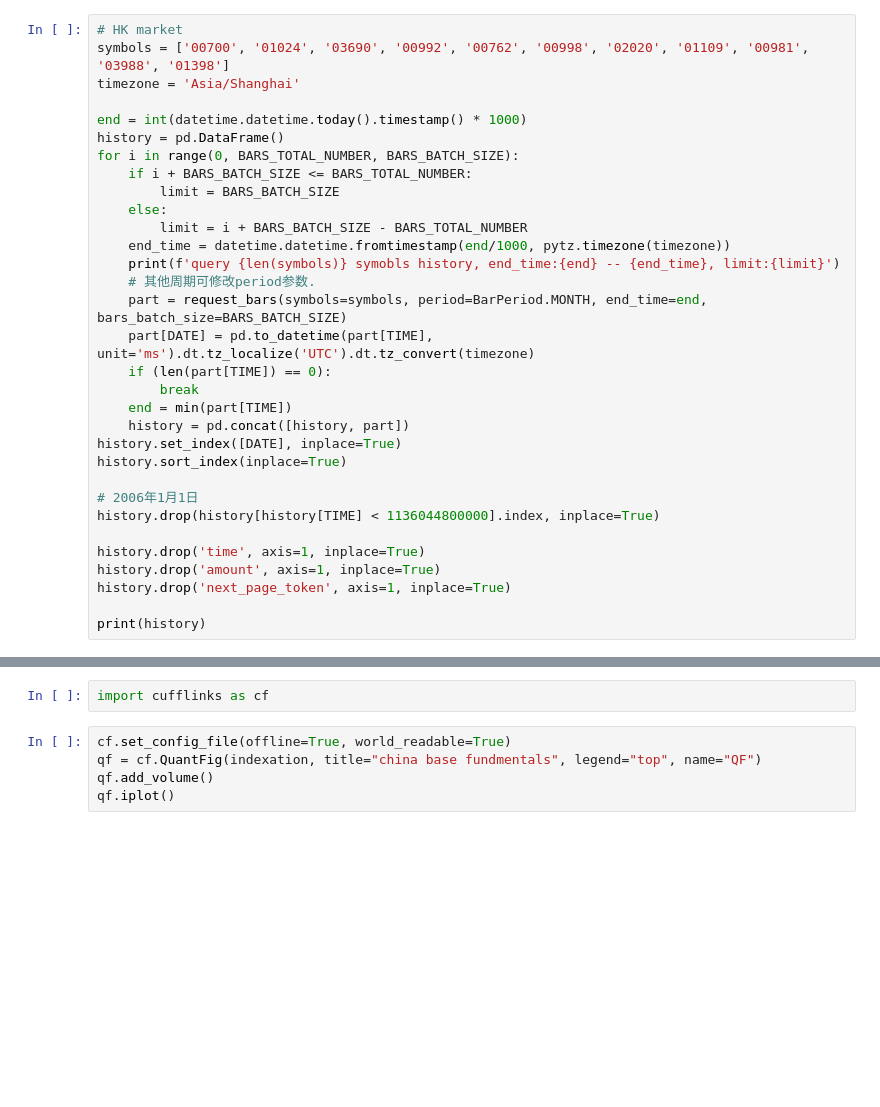
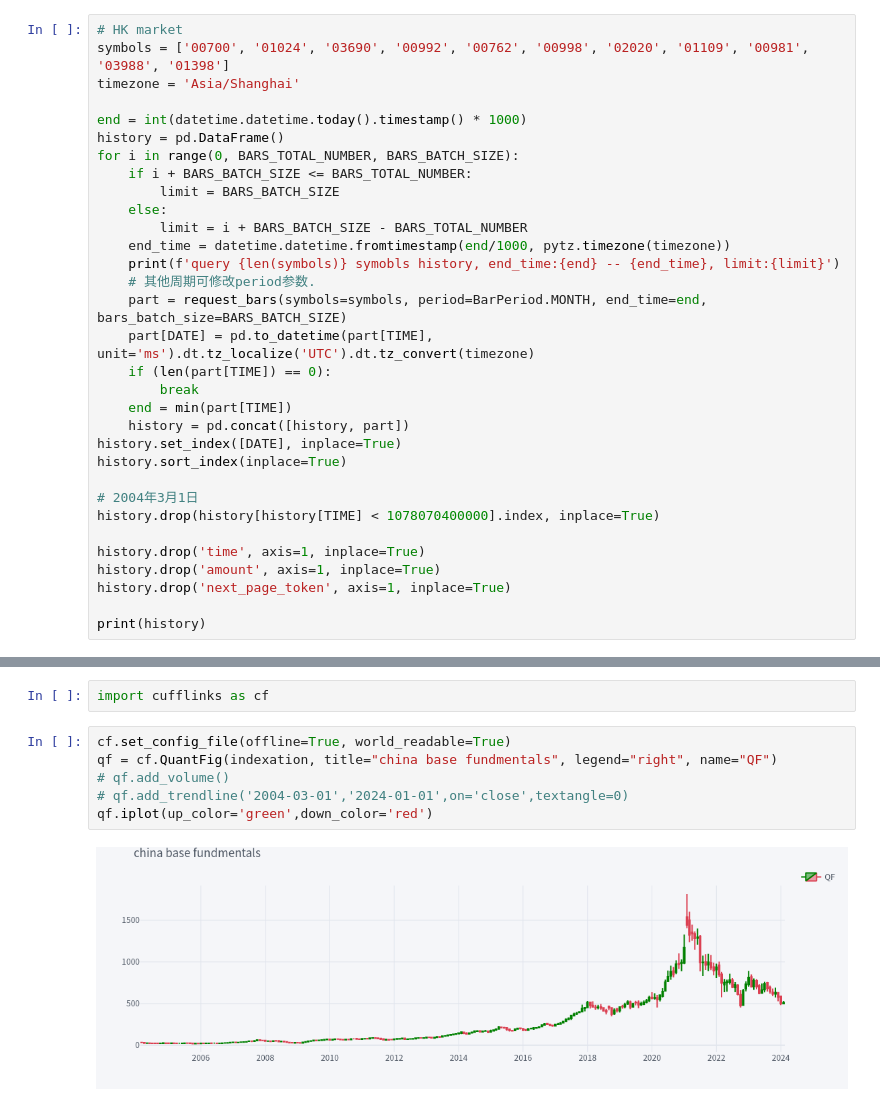
Before and after one commit to kaixindeken/china_indexation, a Jupyter notebook: fundamentals_hk.ipynb, the cells around one changed output, grey strips where cells are left out. Drawn from its saved outputs; the diff is of its cells as text; blank space fills up the shorter version.

```diff
--- a/fundamentals_hk.ipynb
+++ b/fundamentals_hk.ipynb
@@ -91,8 +91,8 @@ for i in range(0, BARS_TOTAL_NUMBER, BARS_BATCH_SIZE):
 history.set_index([DATE], inplace=True)
 history.sort_index(inplace=True)
 
-# 2006年1月1日
-history.drop(history[history[TIME] < 1136044800000].index, inplace=True)
+# 2004年3月1日
+history.drop(history[history[TIME] < 1078070400000].index, inplace=True)
 
 history.drop('time', axis=1, inplace=True)
 history.drop('amount', axis=1, inplace=True)
@@ -110,6 +145,9 @@ print(indexation)
 import cufflinks as cf
 # %%
 cf.set_config_file(offline=True, world_readable=True)
-qf = cf.QuantFig(indexation, title="china base fundmentals", legend="top", name="QF")
-qf.add_volume()
-qf.iplot()
+qf = cf.QuantFig(indexation, title="china base fundmentals", legend="right", name="QF")
+# qf.add_volume()
+# qf.add_trendline('2004-03-01','2024-01-01',on='close',textangle=0)
+qf.iplot(up_color='green',down_color='red')
+# %% [output]
+[figure, added]
```
Also changed, not shown: parts of 8 cells of this notebook, 2 other files.
